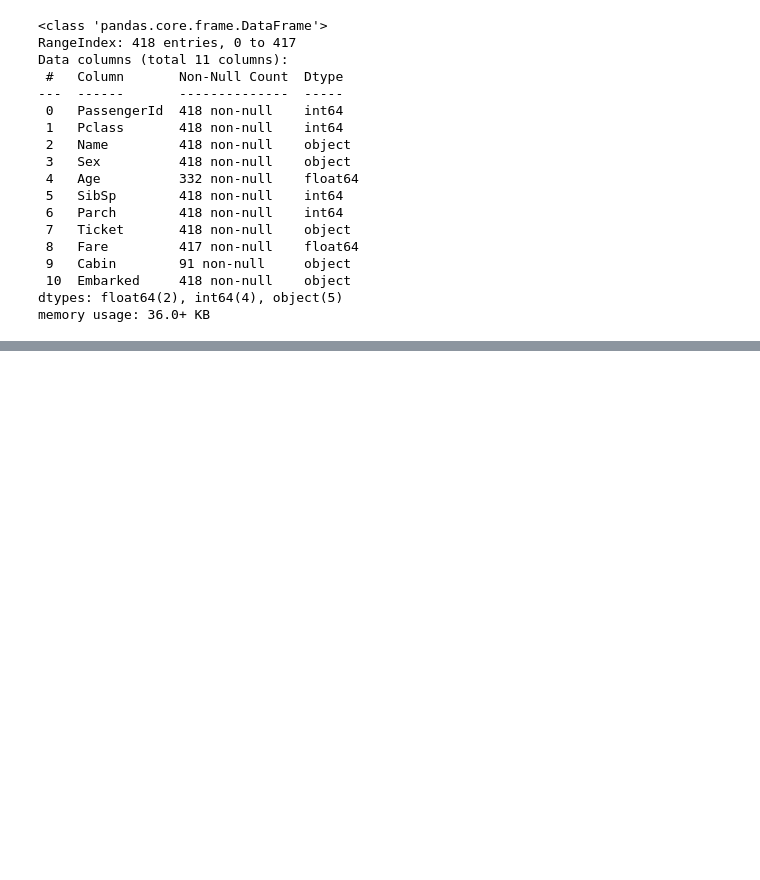
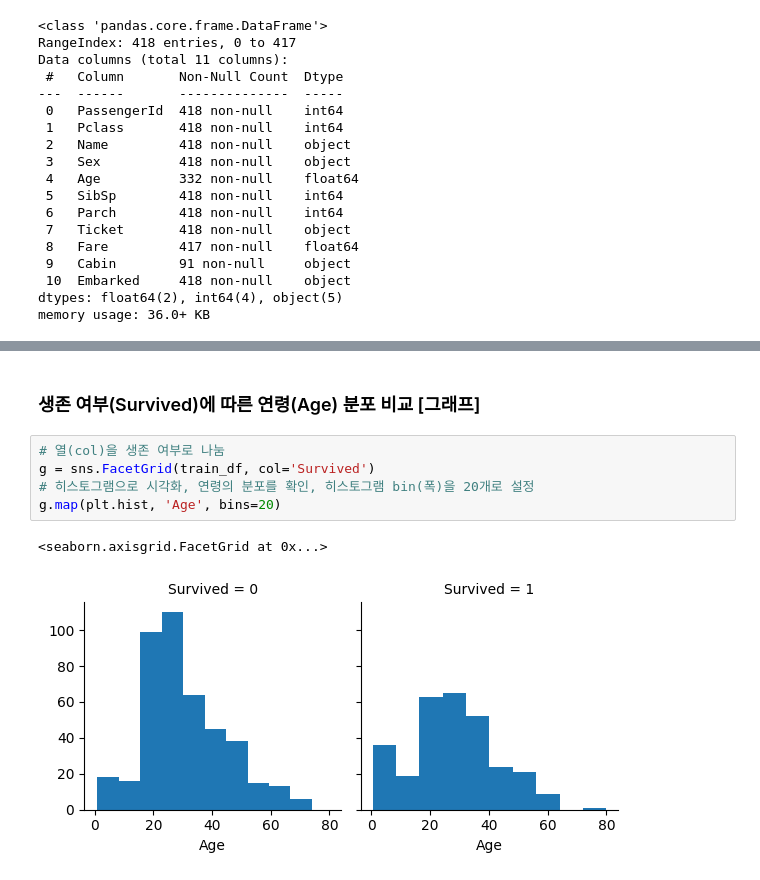
Before and after one commit to luminus7/BD2022-2, a Jupyter notebook: 00.Titanic/titanic_prediction.ipynb, the cells around one changed output, grey strips where cells are left out. Drawn from its saved outputs; the diff is of its cells as text; blank space fills up the shorter version.

```diff
--- a/00.Titanic/titanic_prediction.ipynb
+++ b/00.Titanic/titanic_prediction.ipynb
@@ -160,0 +266,10 @@ train_df.describe()의 출력 결과에 따르면...
+# %% [markdown]
+### 생존 여부(Survived)에 따른 연령(Age) 분포 비교 [그래프]
+# %%
+# 열(col)을 생존 여부로 나눔
+g = sns.FacetGrid(train_df, col='Survived')
+# 히스토그램으로 시각화, 연령의 분포를 확인, 히스토그램 bin(폭)을 20개로 설정
+g.map(plt.hist, 'Age', bins=20)
+# %% [output]
+<seaborn.axisgrid.FacetGrid at 0x...>
+[figure, added]
```
Also changed, not shown: parts of 22 cells of this notebook.
